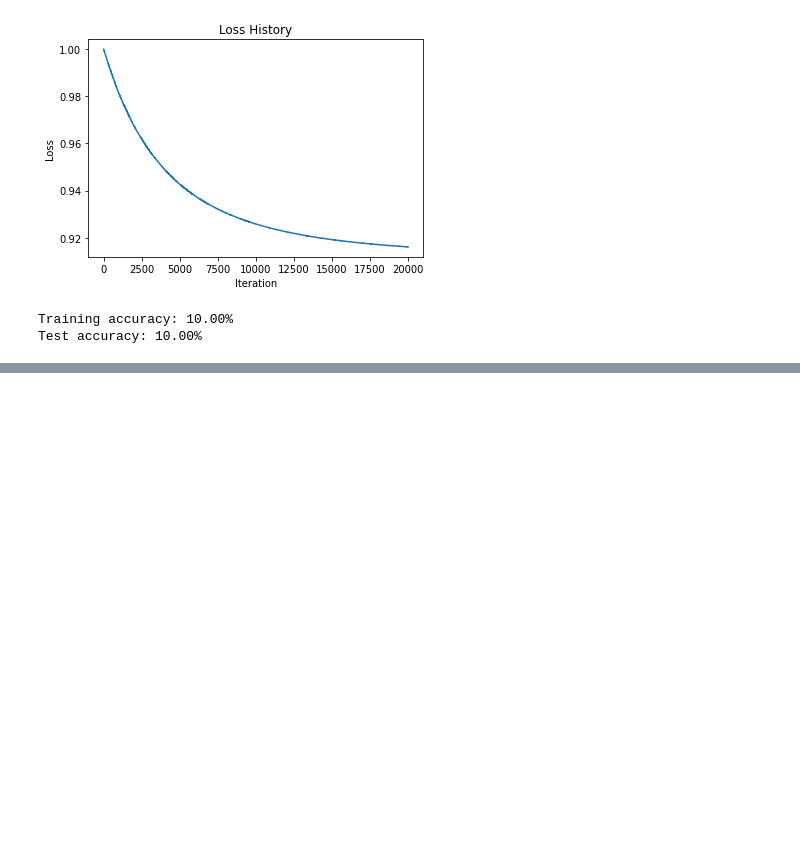
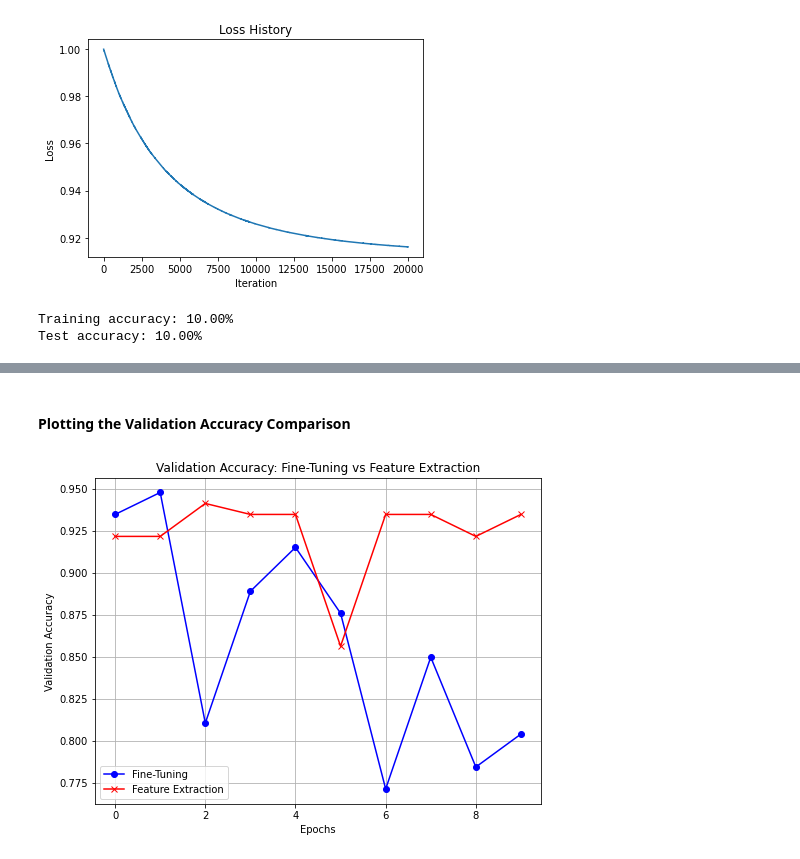
Before and after one commit to DinethraDivanjana2001/EN3166-Image-processing-and-machine-vision, a Jupyter notebook: A03 - Neural Network/210503H_a03.ipynb, the cells around one changed output, grey strips where cells are left out. Saved outputs shown, nothing was run; the diff lists cells and outputs as text; code cells hidden in the pictures; blank space fills up the shorter version.

```diff
--- a/A03 - Neural Network/210503H_a03.ipynb
+++ b/A03 - Neural Network/210503H_a03.ipynb
@@ -320,0 +1026,15 @@ Test accuracy: 10.00%
+# %% [markdown]
+#### Plotting the Validation Accuracy Comparison
+# %%
+# Plot validation accuracy for fine-tuning vs. feature extraction
+plt.figure(figsize=(8, 6))
+plt.plot(fine_tuning_val_acc_history, label='Fine-Tuning', color='blue', marker='o')
+plt.plot(feature_extraction_val_acc_history, label='Feature Extraction', color='red', marker='x')
+plt.xlabel('Epochs')
+plt.ylabel('Validation Accuracy')
+plt.title('Validation Accuracy: Fine-Tuning vs Feature Extraction')
+plt.legend()
+plt.grid(True)
+plt.show()
+# %% [output]
+[figure, added]
```
Also changed, not shown: parts of 19 cells of this notebook.
